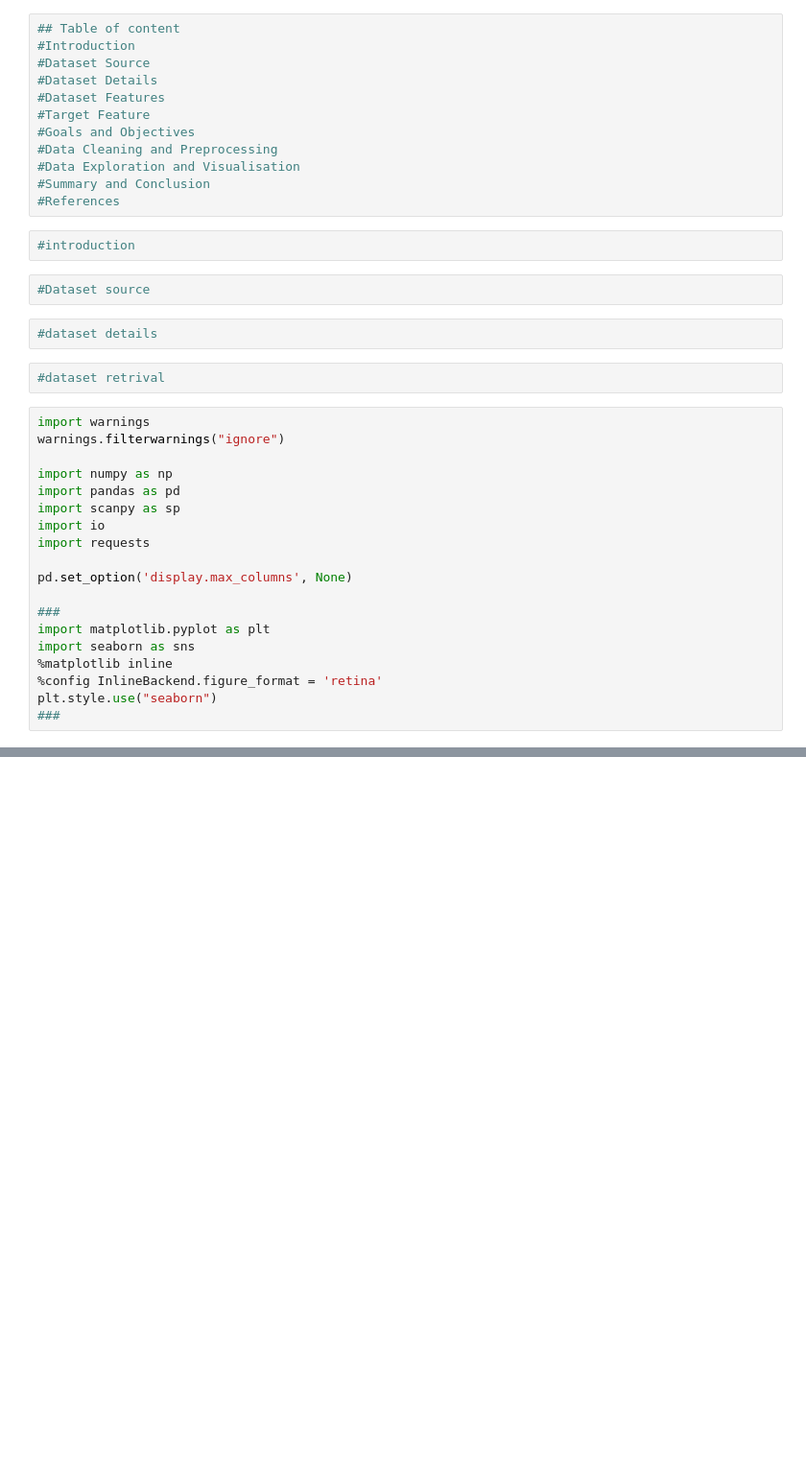
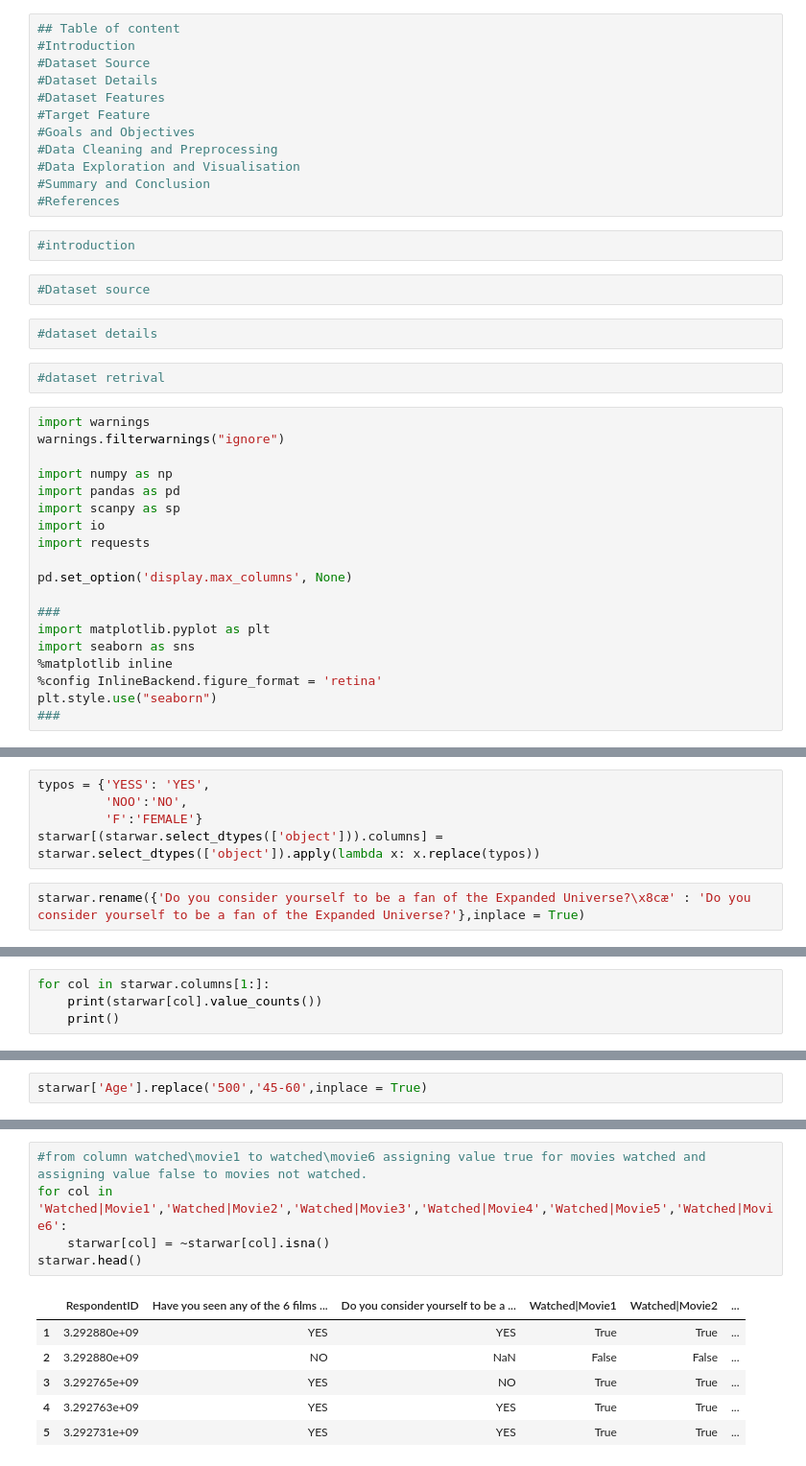
Before and after one commit to prashantt777/Machine-learning-Phase-1, a Jupyter notebook: Phase 1_prashant_S3790132.ipynb, the cells around one changed output, grey strips where cells are left out. Shown at 96% size. Drawn from its saved outputs; the diff is of its cells as text; blank space fills up the shorter version.

```diff
--- a/Phase 1_prashant_S3790132.ipynb
+++ b/Phase 1_prashant_S3790132.ipynb
@@ -41,0 +210,7 @@ plt.style.use("seaborn")
+# %%
+typos = {'YESS': 'YES',
+         'NOO':'NO',
+         'F':'FEMALE'}
+starwar[(starwar.select_dtypes(['object'])).columns] = starwar.select_dtypes(['object']).apply(lambda x: x.replace(typos))
+# %%
+starwar.rename({'Do you consider yourself to be a fan of the Expanded Universe?\x8cæ' : 'Do you consider yourself to be a fan of the Expanded Universe?'},inplace = True)
@@ -41,0 +237,4 @@ plt.style.use("seaborn")
+# %%
+for col in starwar.columns[1:]:
+    print(starwar[col].value_counts())
+    print()
@@ -41,0 +271,2 @@ plt.style.use("seaborn")
+# %%
+starwar['Age'].replace('500','45-60',inplace = True)
@@ -41,0 +302,12 @@ plt.style.use("seaborn")
+# %%
+#from column watched\movie1 to watched\movie6 assigning value true for movies watched and assigning value false to movies not watched.
+for col in 'Watched|Movie1','Watched|Movie2','Watched|Movie3','Watched|Movie4','Watched|Movie5','Watched|Movie6':
+    starwar[col] = ~starwar[col].isna()
+starwar.head()
+# %% [output]
+|  | RespondentID | Have you seen any of the 6 films ... | Do you consider yourself to be a ... | Watched|Movie1 | Watched|Movie2 | ... |
+| 1 | 3.292880e+09 | YES | YES | True | True | ... |
+| 2 | 3.292880e+09 | NO | NaN | False | False | ... |
+| 3 | 3.292765e+09 | YES | NO | True | True | ... |
+| 4 | 3.292763e+09 | YES | YES | True | True | ... |
+| 5 | 3.292731e+09 | YES | YES | True | True | ... |
```
Also changed, not shown: parts of 26 cells of this notebook.
